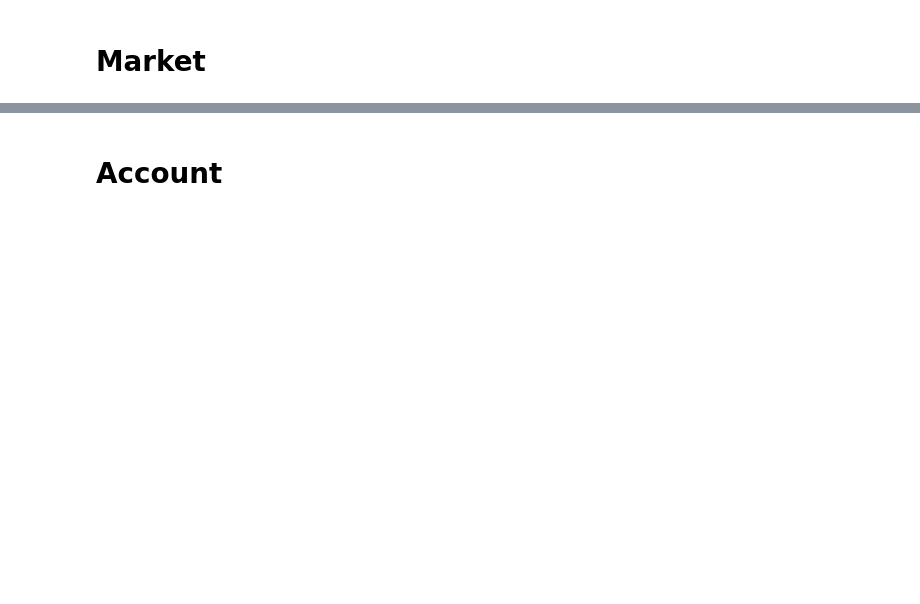
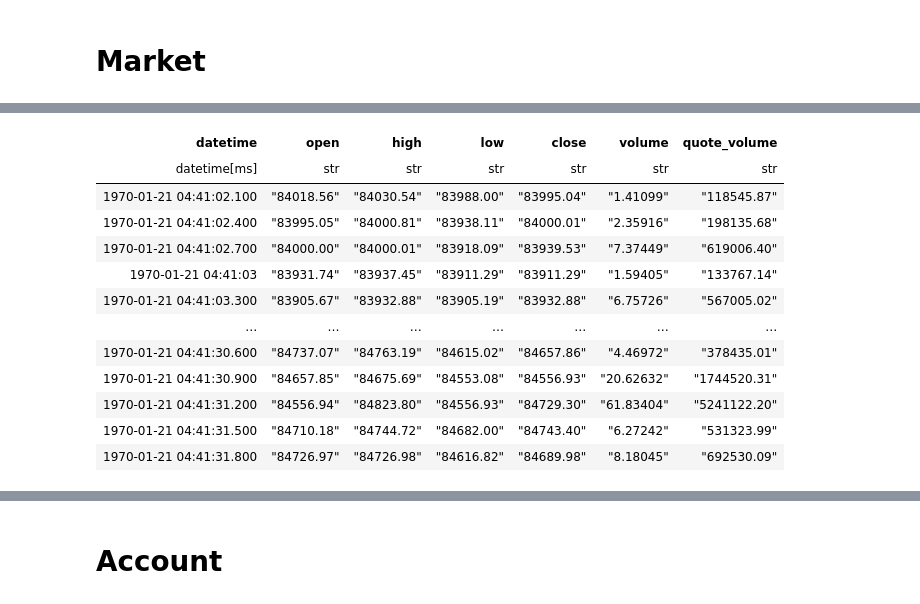
Before and after one commit to kairosresearchio/krex, a Jupyter notebook: example/async_support/bitmart/example.ipynb, the cells around one changed output, grey strips where cells are left out. Cells and saved outputs as stored; diff of their text form; code cells hidden in the pictures; blank space fills up the shorter version.

```diff
--- a/example/async_support/bitmart/example.ipynb
+++ b/example/async_support/bitmart/example.ipynb
@@ -125,4 +109,4 @@ print(res)
 # %%
 res = await client.get_spot_kline("BTC-USDT-SPOT", "5m")
-print(res)
+res
 # %% [output]
@@ -146,3 +114,16 @@ datetime
+| datetime | open | high | low | close | volume | quote_volume |
+| datetime[ms] | str | str | str | str | str | str |
+| 1970-01-21 04:41:02.100 | "84018.56" | "84030.54" | "83988.00" | "83995.04" | "1.41099" | "118545.87" |
+| 1970-01-21 04:41:02.400 | "83995.05" | "84000.81" | "83938.11" | "84000.01" | "2.35916" | "198135.68" |
+| 1970-01-21 04:41:02.700 | "84000.00" | "84000.01" | "83918.09" | "83939.53" | "7.37449" | "619006.40" |
+| 1970-01-21 04:41:03 | "83931.74" | "83937.45" | "83911.29" | "83911.29" | "1.59405" | "133767.14" |
+| 1970-01-21 04:41:03.300 | "83905.67" | "83932.88" | "83905.19" | "83932.88" | "6.75726" | "567005.02" |
+| … | … | … | … | … | … | … |
+| 1970-01-21 04:41:30.600 | "84737.07" | "84763.19" | "84615.02" | "84657.86" | "4.46972" | "378435.01" |
+| 1970-01-21 04:41:30.900 | "84657.85" | "84675.69" | "84553.08" | "84556.93" | "20.62632" | "1744520.31" |
+| 1970-01-21 04:41:31.200 | "84556.94" | "84823.80" | "84556.93" | "84729.30" | "61.83404" | "5241122.20" |
+| 1970-01-21 04:41:31.500 | "84710.18" | "84744.72" | "84682.00" | "84743.40" | "6.27242" | "531323.99" |
+| 1970-01-21 04:41:31.800 | "84726.97" | "84726.98" | "84616.82" | "84689.98" | "8.18045" | "692530.09" |
 # %%
 from datetime import datetime, timedelta
 
```
Also changed, not shown: parts of 43 cells of this notebook, 11 other files.
